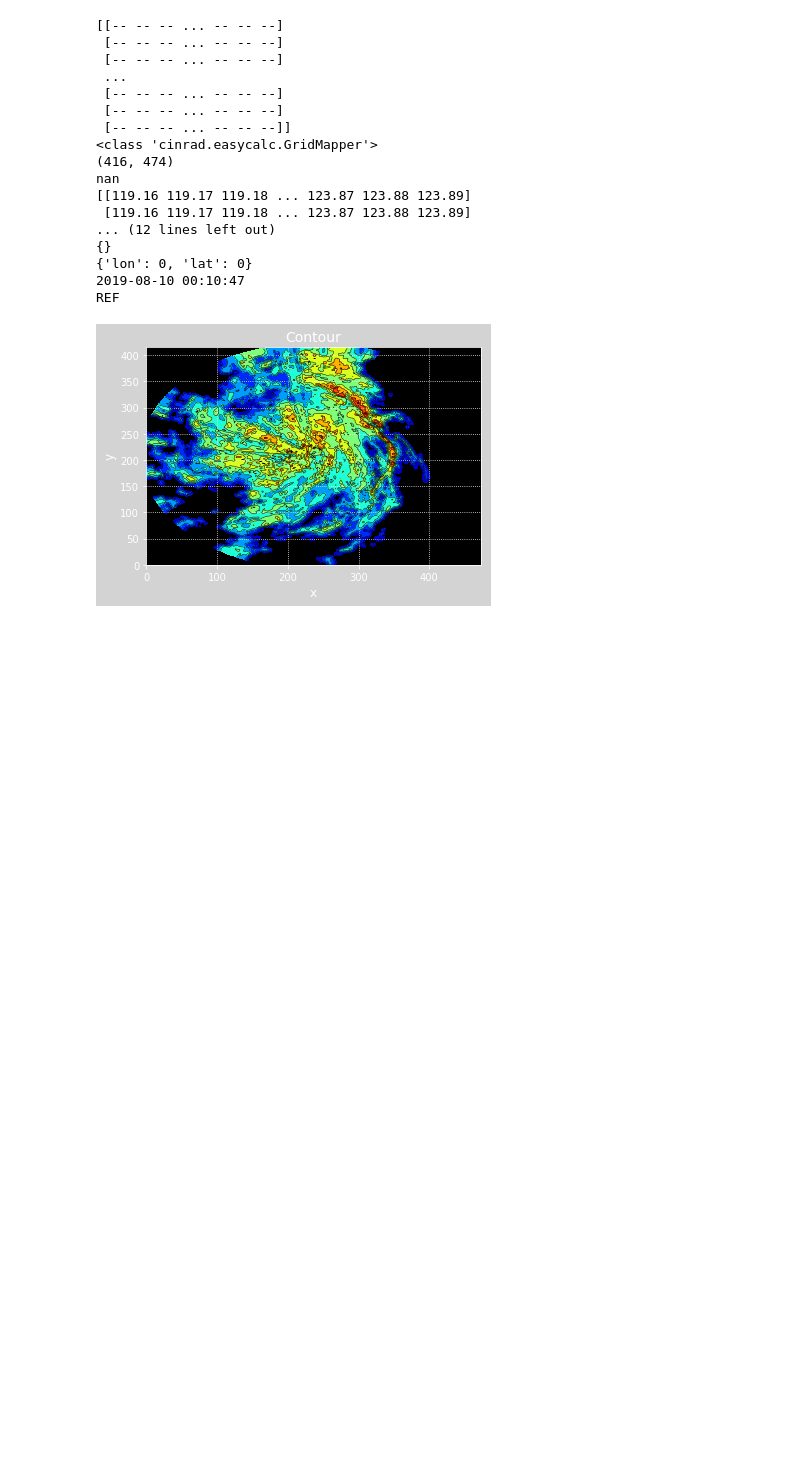
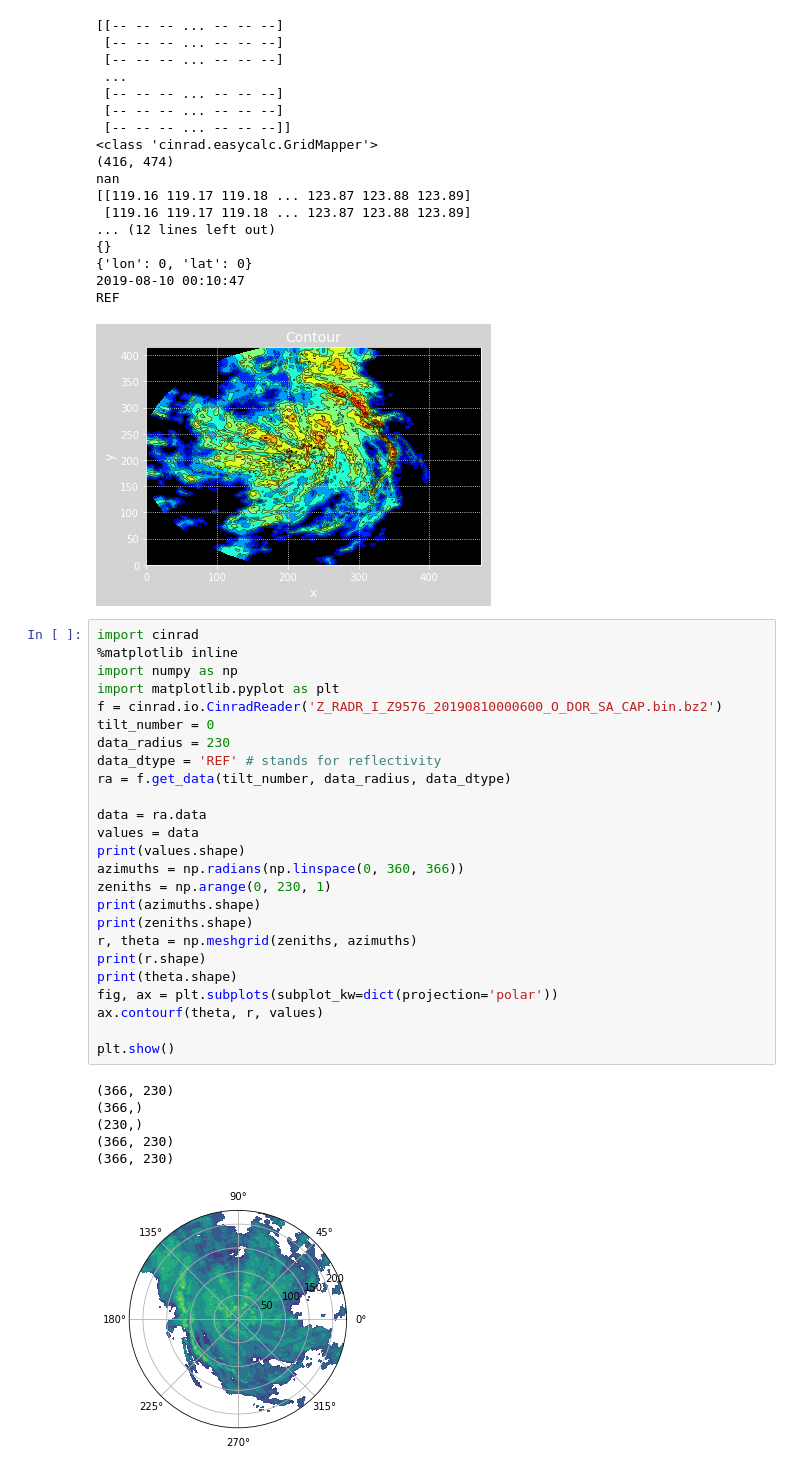
Before and after one commit to liyuan3970/study_demo, a Jupyter notebook: met_plot/rader/pup/test_demo.ipynb, the cells around one changed output. Cells and saved outputs as stored; diff of their text form; blank space fills up the shorter version.

```diff
--- a/met_plot/rader/pup/test_demo.ipynb
+++ b/met_plot/rader/pup/test_demo.ipynb
@@ -146,3 +148,35 @@ nan
 2019-08-10 00:10:47
 REF
 [figure]
+# %%
+import cinrad
+%matplotlib inline
+import numpy as np
+import matplotlib.pyplot as plt
+f = cinrad.io.CinradReader('Z_RADR_I_Z9576_20190810000600_O_DOR_SA_CAP.bin.bz2')
+tilt_number = 0
+data_radius = 230
+data_dtype = 'REF' # stands for reflectivity
+ra = f.get_data(tilt_number, data_radius, data_dtype)
+
+data = ra.data
+values = data
+print(values.shape)
+azimuths = np.radians(np.linspace(0, 360, 366))
+zeniths = np.arange(0, 230, 1)
+print(azimuths.shape)
+print(zeniths.shape)
+r, theta = np.meshgrid(zeniths, azimuths)
+print(r.shape)
+print(theta.shape)
+fig, ax = plt.subplots(subplot_kw=dict(projection='polar'))
+ax.contourf(theta, r, values)
+
+plt.show()
+# %% [output]
+(366, 230)
+(366,)
+(230,)
+(366, 230)
+(366, 230)
+[figure, added]
```
Also changed, not shown: parts of 2 cells of this notebook.
